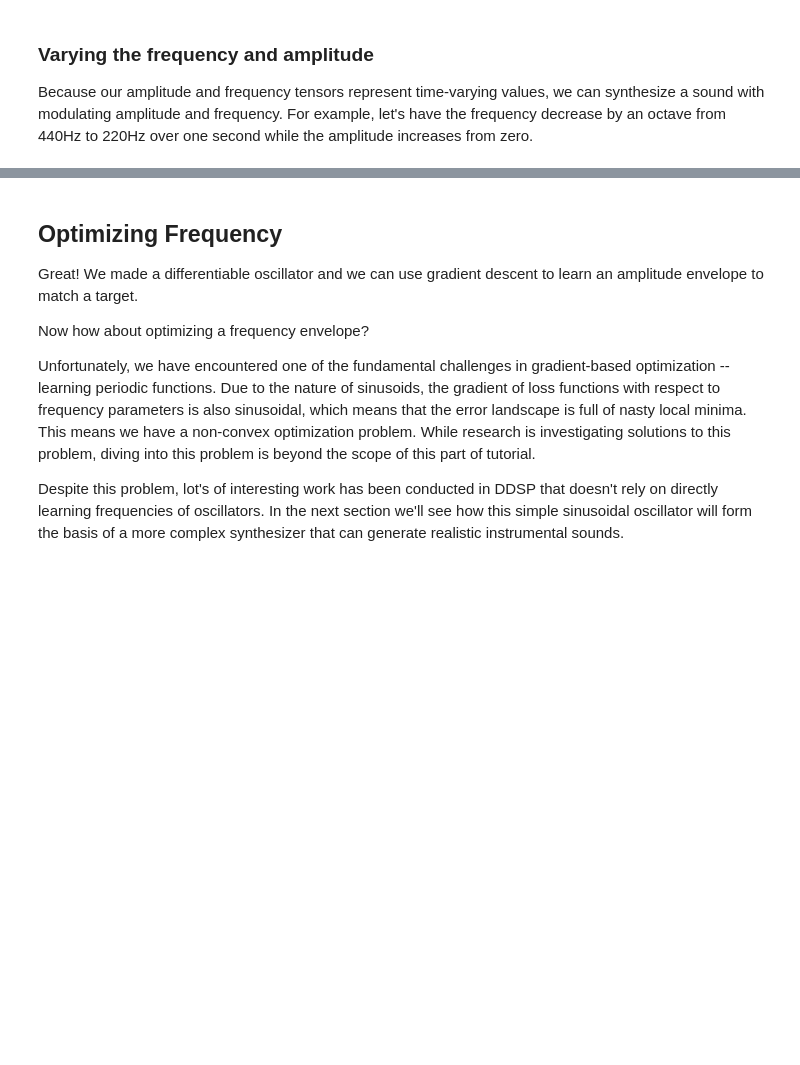
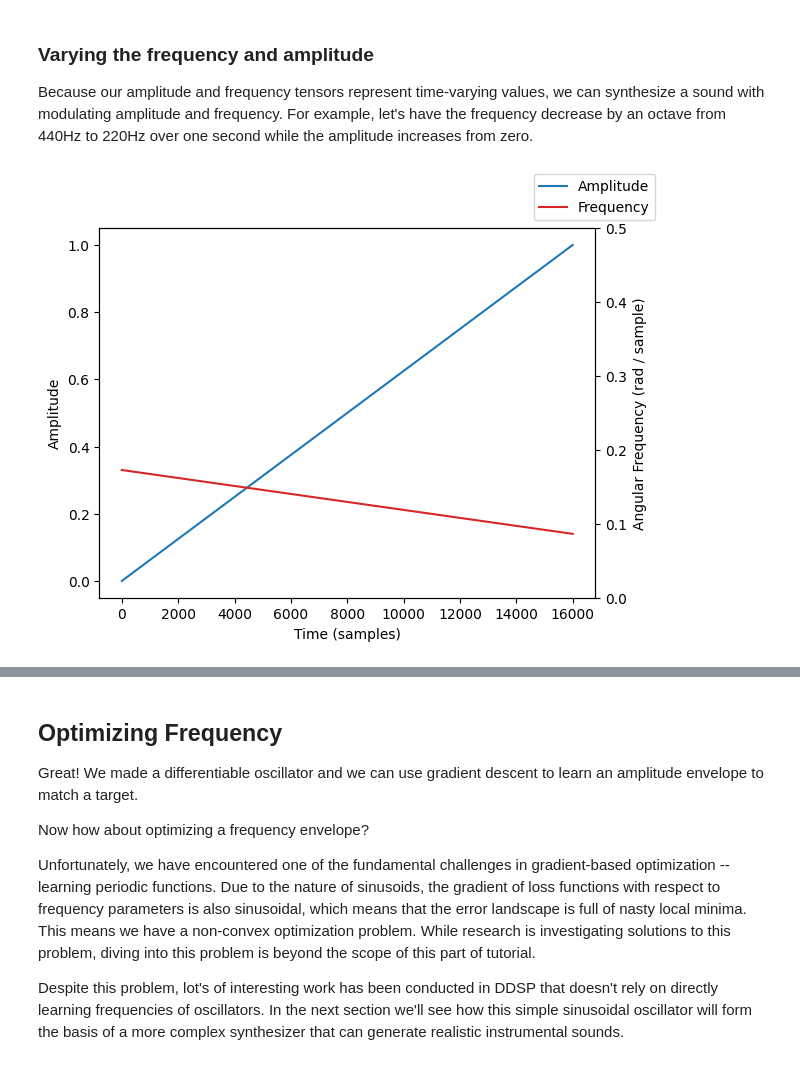
Before and after one commit to intro2ddsp/intro2ddsp.github.io, a Jupyter notebook: synths/01_oscillator.ipynb, the cells around one changed output, grey strips where cells are left out. Saved outputs shown, nothing was run; the diff lists cells and outputs as text; code cells hidden in the pictures; blank space fills up the shorter version.

```diff
--- a/synths/01_oscillator.ipynb
+++ b/synths/01_oscillator.ipynb
@@ -96,25 +161,29 @@ a sound with modulating amplitude and frequency. For example, let's have the fre
 decrease by an octave from 440Hz to 220Hz over one second while the amplitude increases
 from zero.
 # %%
-# Frequency envelope
-f = torch.linspace(440, 220, sr).unsqueeze(0)
-omega = f * 2 * torch.pi / sr
+# Frequency envelope - Hz
+frequency = torch.linspace(440, 220, sample_rate).unsqueeze(0)
+
+# Convert to angular frequency - rads / sample
+frequency = frequency * 2 * torch.pi / sample_rate
 
 # Amplitude envelope
-amp = torch.linspace(0, 1, sr).unsqueeze(0)
+amplitude = torch.linspace(0, 1, sample_rate).unsqueeze(0)
 
 # Plot the amplitude and angular frequency envelopes
 fig, ax1 = plt.subplots()
 
-ax1.plot(amp[0].numpy(), color="tab:blue", label="Amplitude")
+ax1.plot(amplitude[0].numpy(), color="tab:blue", label="Amplitude")
 ax1.set_ylabel("Amplitude")
 ax1.set_xlabel("Time (samples)")
 
 ax2 = ax1.twinx()
-ax2.plot(omega[0].numpy(), color="tab:red", label="Frequency")
-ax2.set_ylabel("Angular Frequency (rads / sample)")
+ax2.plot(frequency[0].numpy(), color="tab:red", label="Frequency")
+ax2.set_ylabel("Angular Frequency (rad / sample)")
 ax2.set_ylim(0, 0.5)
 
 fig.legend()
 plt.show()
+# %% [output]
+[figure, added]
 # %%
```
Also changed, not shown: parts of 30 cells of this notebook.
